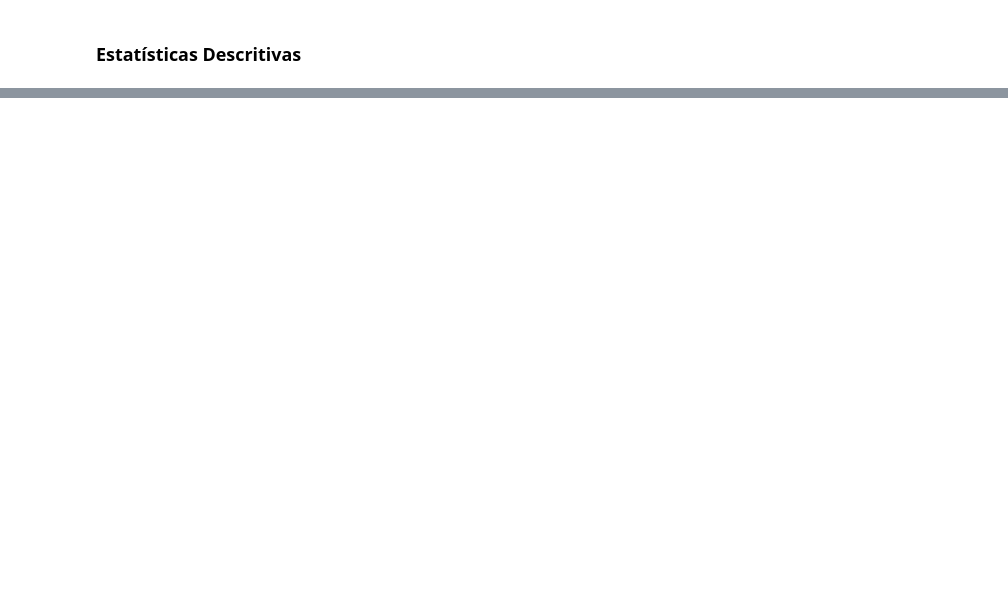
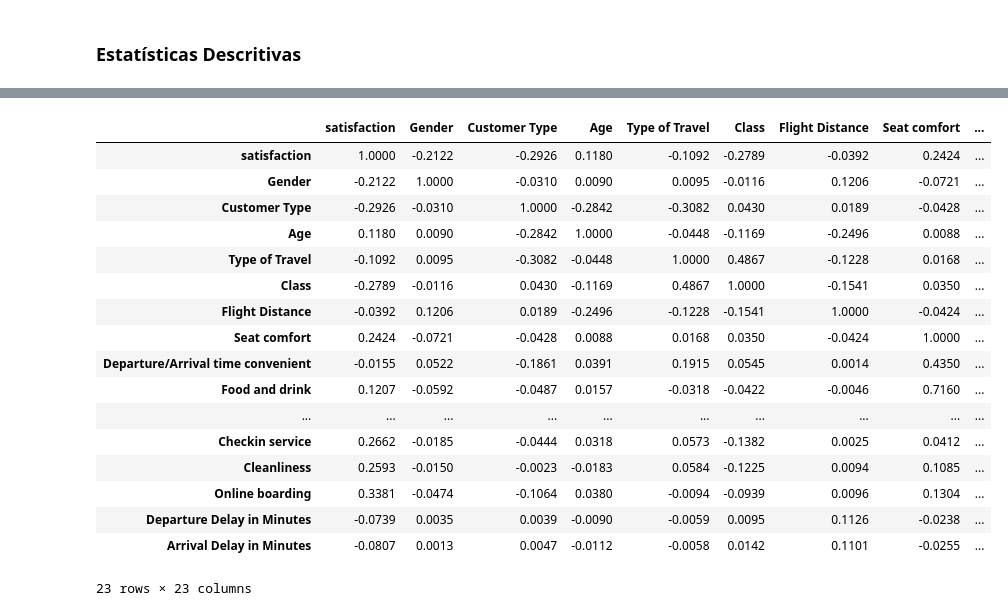
Before and after one commit to liliansom/ML_CustomerSatisfaction, a Jupyter notebook: Dataset_analysis.ipynb, the cells around one changed output, grey strips where cells are left out. Saved outputs shown, nothing was run; the diff lists cells and outputs as text; code cells hidden in the pictures; blank space fills up the shorter version.

Commit message:
analyzing correlation between variables

```diff
--- a/Dataset_analysis.ipynb
+++ b/Dataset_analysis.ipynb
@@ -160,0 +124,23 @@ data.describe().round(2)
+# %%
+# Analyzing correlations between variables
+data_corr = data.corr().round(4)
+data_corr
+# %% [output]
+|  | satisfaction | Gender | Customer Type | Age | Type of Travel | Class | Flight Distance | Seat comfort | ... |
+| satisfaction | 1.0000 | -0.2122 | -0.2926 | 0.1180 | -0.1092 | -0.2789 | -0.0392 | 0.2424 | ... |
+| Gender | -0.2122 | 1.0000 | -0.0310 | 0.0090 | 0.0095 | -0.0116 | 0.1206 | -0.0721 | ... |
+| Customer Type | -0.2926 | -0.0310 | 1.0000 | -0.2842 | -0.3082 | 0.0430 | 0.0189 | -0.0428 | ... |
+| Age | 0.1180 | 0.0090 | -0.2842 | 1.0000 | -0.0448 | -0.1169 | -0.2496 | 0.0088 | ... |
+| Type of Travel | -0.1092 | 0.0095 | -0.3082 | -0.0448 | 1.0000 | 0.4867 | -0.1228 | 0.0168 | ... |
+| Class | -0.2789 | -0.0116 | 0.0430 | -0.1169 | 0.4867 | 1.0000 | -0.1541 | 0.0350 | ... |
+| Flight Distance | -0.0392 | 0.1206 | 0.0189 | -0.2496 | -0.1228 | -0.1541 | 1.0000 | -0.0424 | ... |
+| Seat comfort | 0.2424 | -0.0721 | -0.0428 | 0.0088 | 0.0168 | 0.0350 | -0.0424 | 1.0000 | ... |
+| Departure/Arrival time convenient | -0.0155 | 0.0522 | -0.1861 | 0.0391 | 0.1915 | 0.0545 | 0.0014 | 0.4350 | ... |
+| Food and drink | 0.1207 | -0.0592 | -0.0487 | 0.0157 | -0.0318 | -0.0422 | -0.0046 | 0.7160 | ... |
+| ... | ... | ... | ... | ... | ... | ... | ... | ... | ... |
+| Checkin service | 0.2662 | -0.0185 | -0.0444 | 0.0318 | 0.0573 | -0.1382 | 0.0025 | 0.0412 | ... |
+| Cleanliness | 0.2593 | -0.0150 | -0.0023 | -0.0183 | 0.0584 | -0.1225 | 0.0094 | 0.1085 | ... |
+| Online boarding | 0.3381 | -0.0474 | -0.1064 | 0.0380 | -0.0094 | -0.0939 | 0.0096 | 0.1304 | ... |
+| Departure Delay in Minutes | -0.0739 | 0.0035 | 0.0039 | -0.0090 | -0.0059 | 0.0095 | 0.1126 | -0.0238 | ... |
+| Arrival Delay in Minutes | -0.0807 | 0.0013 | 0.0047 | -0.0112 | -0.0058 | 0.0142 | 0.1101 | -0.0255 | ... |
+23 rows × 23 columns
```
Also changed, not shown: parts of 19 cells of this notebook.
